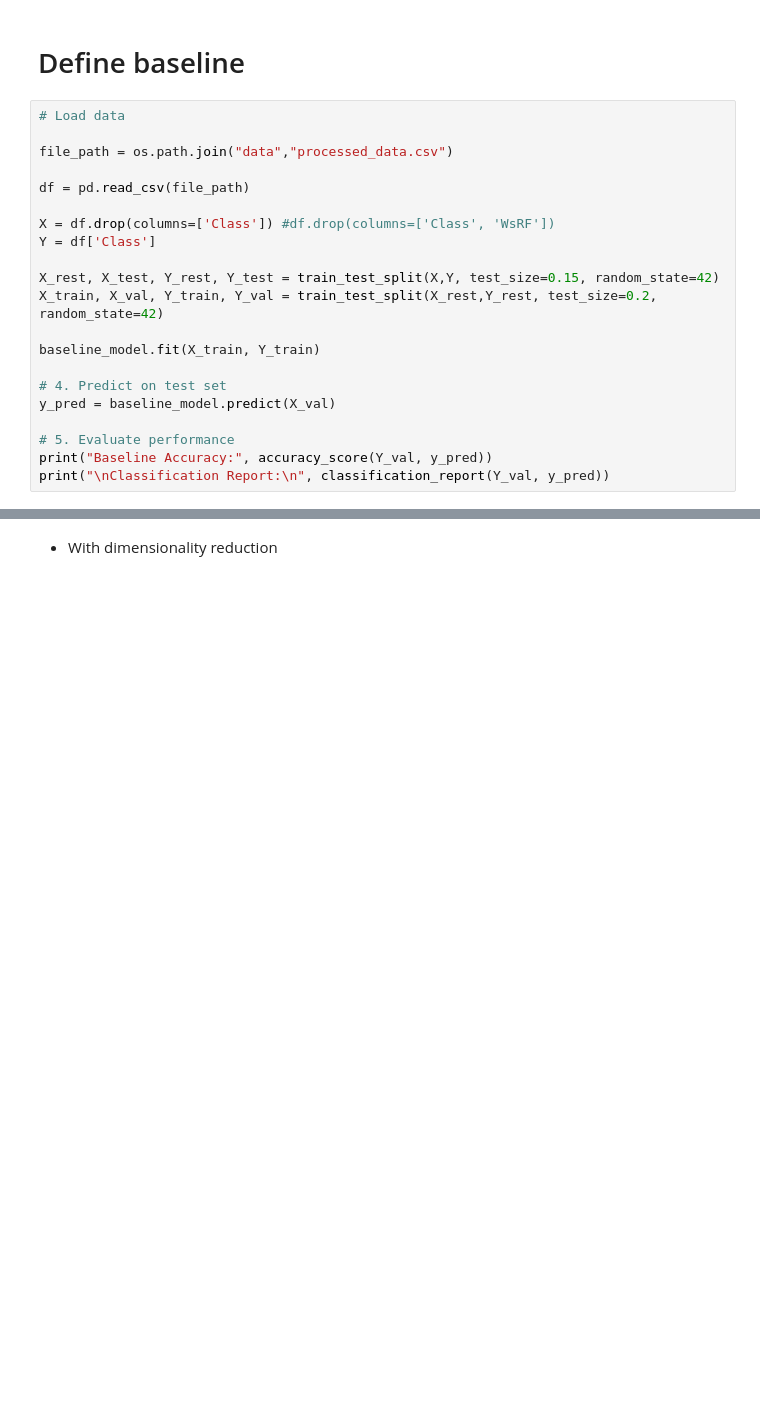
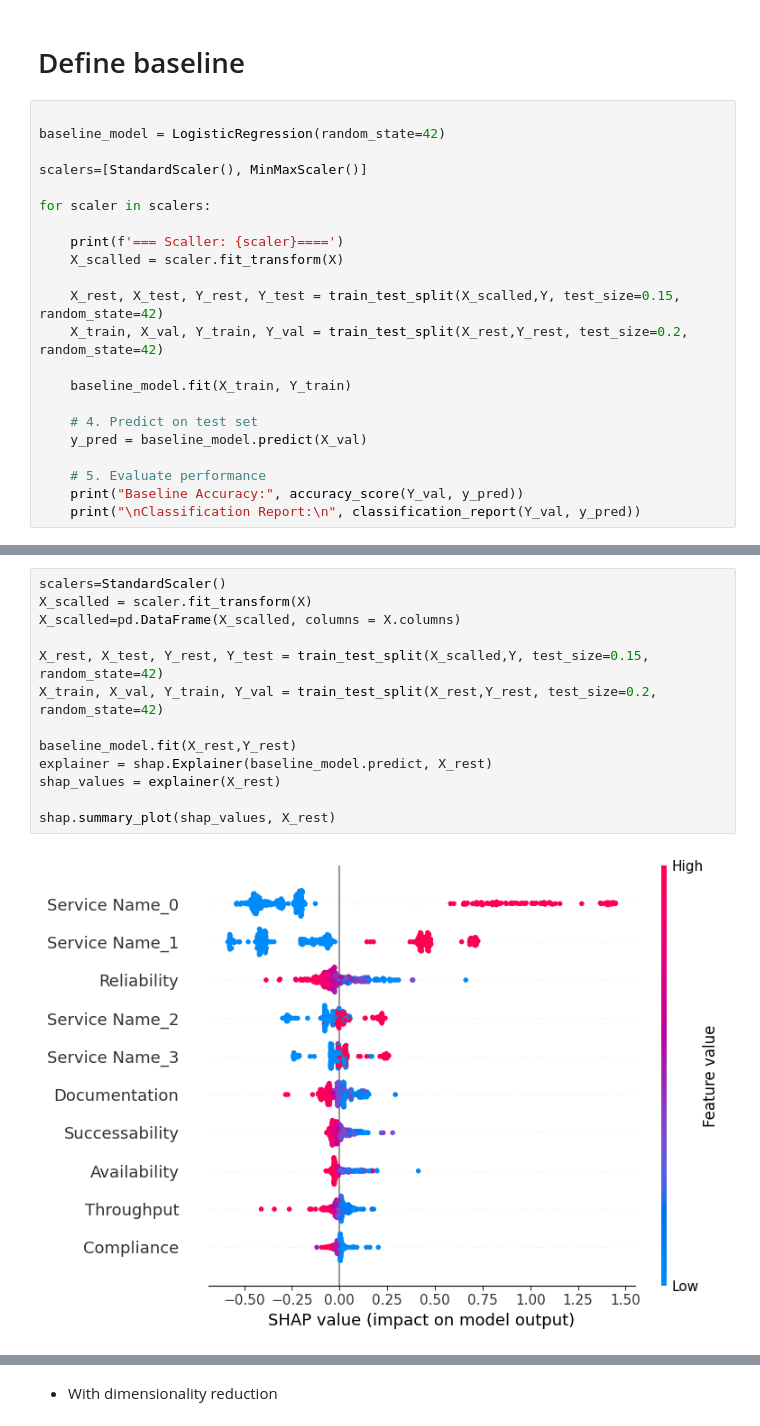
Before and after one commit to asaraiva08/ROUTE25, a Jupyter notebook: 11_1/ML_classification.ipynb, the cells around one changed output, grey strips where cells are left out. Cells and saved outputs as stored; diff of their text form; blank space fills up the shorter version.

```diff
--- a/11_1/ML_classification.ipynb
+++ b/11_1/ML_classification.ipynb
@@ -76,24 +44,25 @@ model_scores = {}
 # %% [markdown]
 # Define baseline
 # %%
-# Load data
 
-file_path = os.path.join("data","processed_data.csv")
+baseline_model = LogisticRegression(random_state=42)
 
-df = pd.read_csv(file_path)
+scalers=[StandardScaler(), MinMaxScaler()]
 
-X = df.drop(columns=['Class']) #df.drop(columns=['Class', 'WsRF'])
-Y = df['Class']
+for scaler in scalers:
 
-X_rest, X_test, Y_rest, Y_test = train_test_split(X,Y, test_size=0.15, random_state=42)
-X_train, X_val, Y_train, Y_val = train_test_split(X_rest,Y_rest, test_size=0.2, random_state=42)
+    print(f'=== Scaller: {scaler}====')
+    X_scalled = scaler.fit_transform(X)
 
-baseline_model.fit(X_train, Y_train)
+    X_rest, X_test, Y_rest, Y_test = train_test_split(X_scalled,Y, test_size=0.15, random_state=42)
+    X_train, X_val, Y_train, Y_val = train_test_split(X_rest,Y_rest, test_size=0.2, random_state=42)
 
-# 4. Predict on test set
-y_pred = baseline_model.predict(X_val)
+    baseline_model.fit(X_train, Y_train)
 
-# 5. Evaluate performance
-print("Baseline Accuracy:", accuracy_score(Y_val, y_pred))
-print("\nClassification Report:\n", classification_report(Y_val, y_pred))
+    # 4. Predict on test set
+    y_pred = baseline_model.predict(X_val)
+
+    # 5. Evaluate performance
+    print("Baseline Accuracy:", accuracy_score(Y_val, y_pred))
+    print("\nClassification Report:\n", classification_report(Y_val, y_pred))
 # %% [output]
@@ -112,0 +90,15 @@ weighted avg       0.96      0.95      0.95        62
+# %%
+scalers=StandardScaler()
+X_scalled = scaler.fit_transform(X)
+X_scalled=pd.DataFrame(X_scalled, columns = X.columns)
+
+X_rest, X_test, Y_rest, Y_test = train_test_split(X_scalled,Y, test_size=0.15, random_state=42)
+X_train, X_val, Y_train, Y_val = train_test_split(X_rest,Y_rest, test_size=0.2, random_state=42)
+
+baseline_model.fit(X_rest,Y_rest)
+explainer = shap.Explainer(baseline_model.predict, X_rest)
+shap_values = explainer(X_rest)
+
+shap.summary_plot(shap_values, X_rest)
+# %% [output]
+[figure, added]
```
Also changed, not shown: parts of 53 cells of this notebook, 5 other files.
